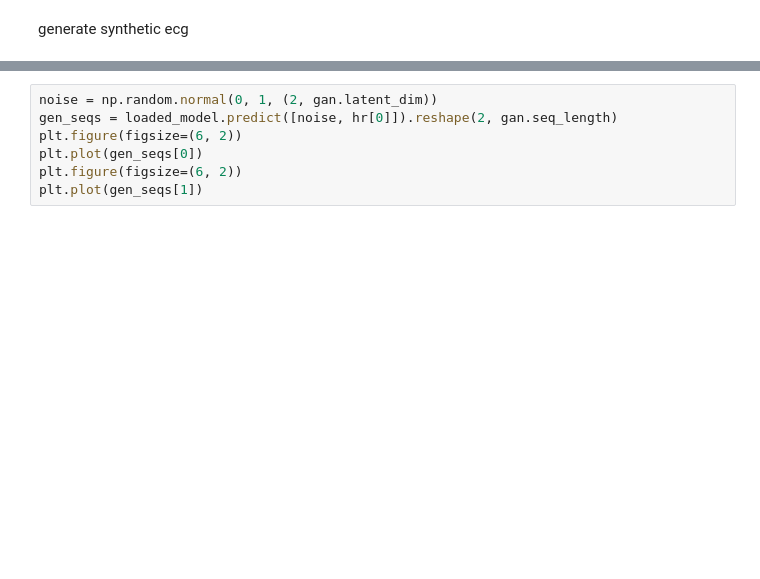
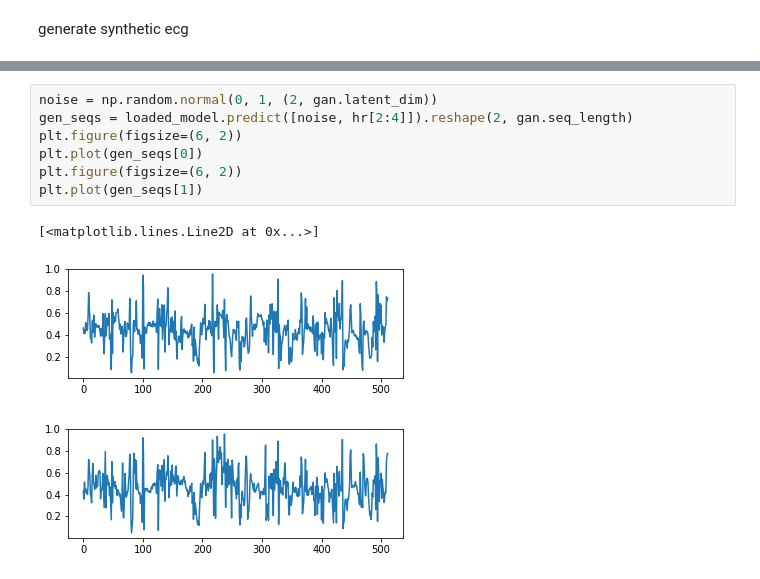
Before and after one commit to abbasloo/dnnHealth, a Jupyter notebook: AF/ecgGAN.ipynb, the cells around one changed output, grey strips where cells are left out. Drawn from its saved outputs; the diff is of its cells as text; blank space fills up the shorter version.

```diff
--- a/AF/ecgGAN.ipynb
+++ b/AF/ecgGAN.ipynb
@@ -292,7 +344,11 @@ print("Loaded model from disk")
 # %%
 noise = np.random.normal(0, 1, (2, gan.latent_dim))
-gen_seqs = loaded_model.predict([noise, hr[0]]).reshape(2, gan.seq_length)
+gen_seqs = loaded_model.predict([noise, hr[2:4]]).reshape(2, gan.seq_length)
 plt.figure(figsize=(6, 2))
 plt.plot(gen_seqs[0])
 plt.figure(figsize=(6, 2))
 plt.plot(gen_seqs[1])
+# %% [output]
+[<matplotlib.lines.Line2D at 0x...>]
+[figure, added]
+[figure, added]
```
Also changed, not shown: parts of 7 cells of this notebook.
